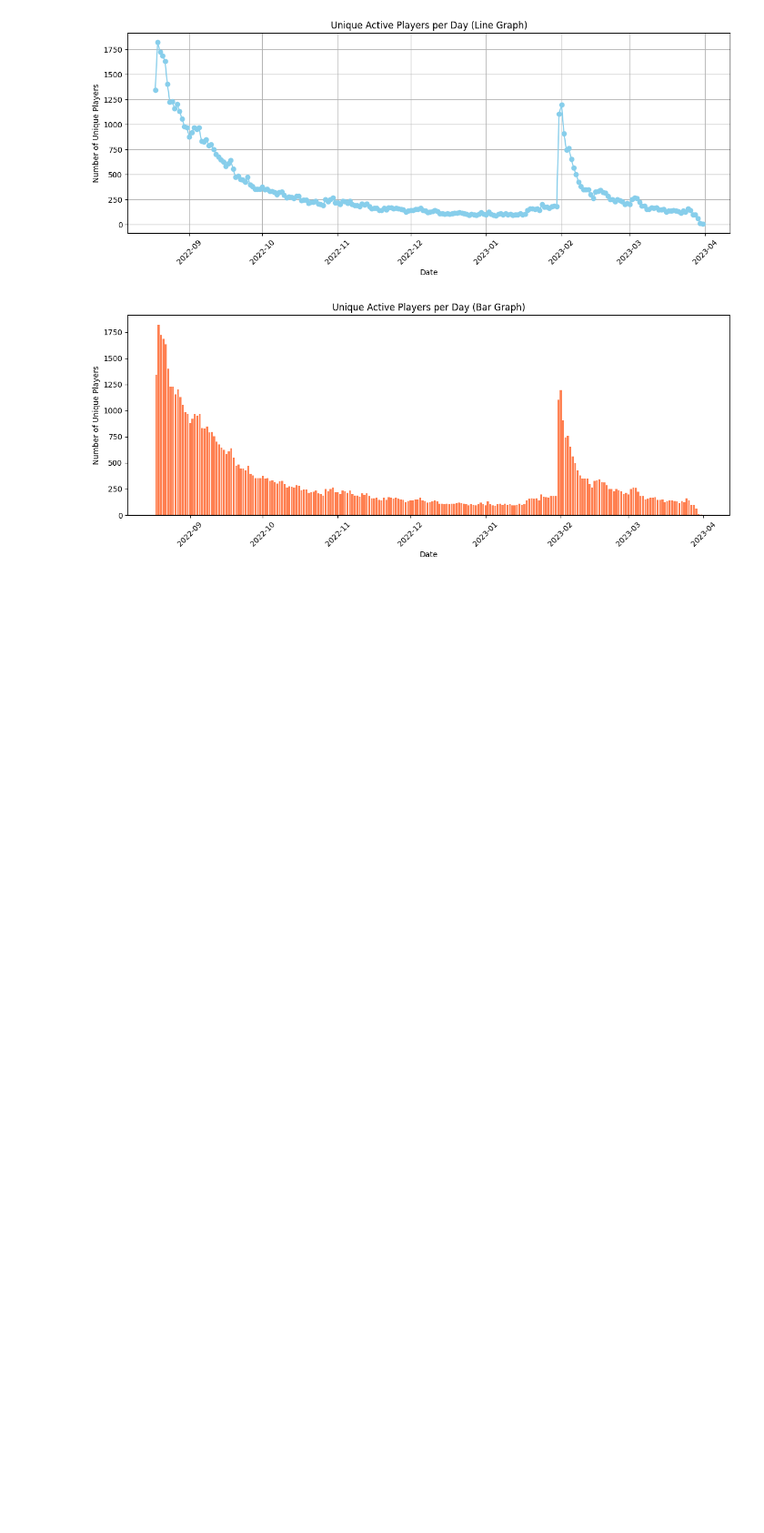
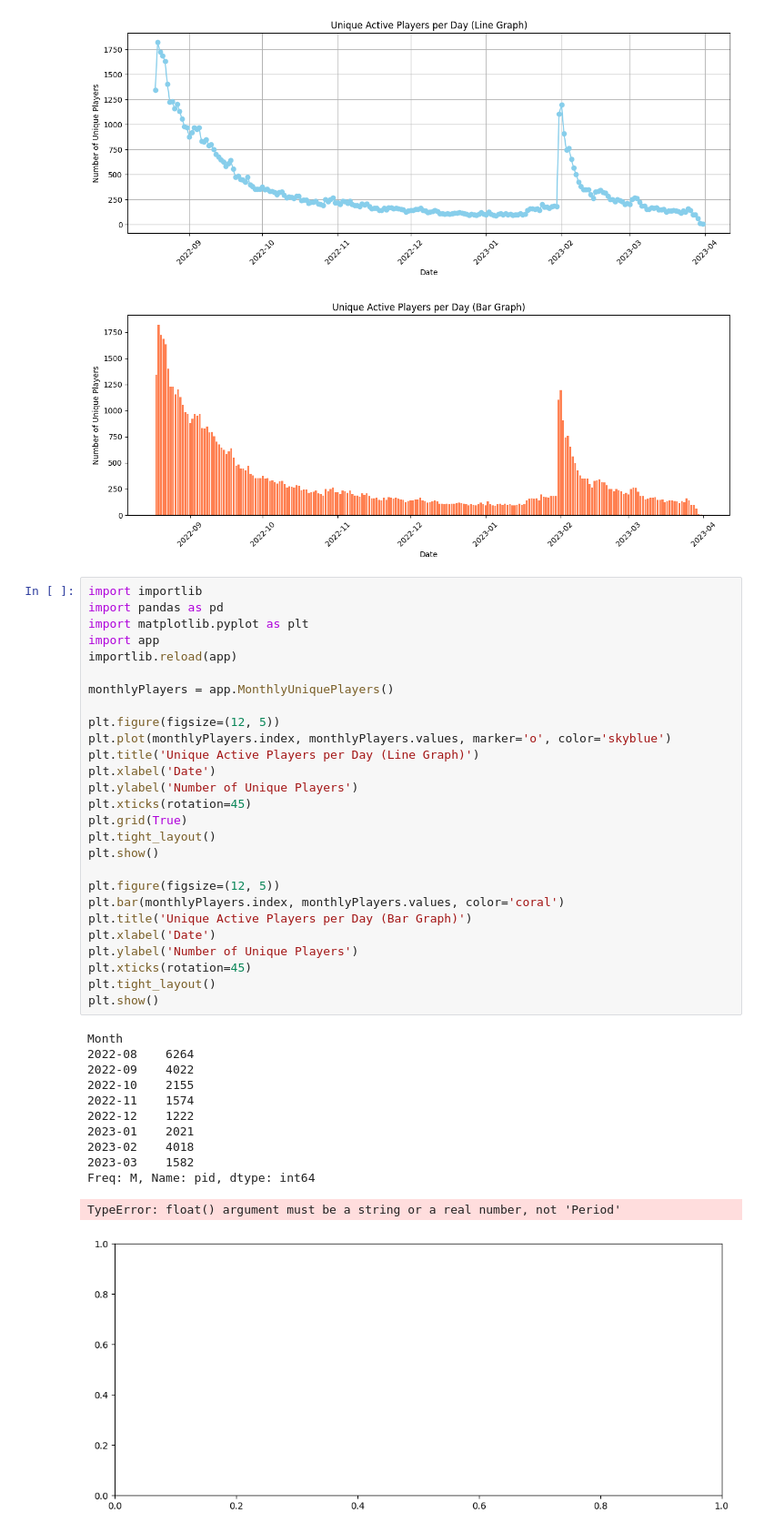
Before and after one commit to itcOnlineGaming/GA_25_P1_Part3_Ruslan_Gavrilov, a Jupyter notebook: notebook.ipynb, the cells around one changed output. Shown at 91% size. Cells and saved outputs as stored; diff of their text form; blank space fills up the shorter version.

```diff
--- a/notebook.ipynb
+++ b/notebook.ipynb
@@ -50,3 +50,43 @@ Date
 Name: pid, Length: 226, dtype: int64
 [figure]
 [figure]
+# %%
+import importlib
+import pandas as pd
+import matplotlib.pyplot as plt
+import app
+importlib.reload(app)
+
+monthlyPlayers = app.MonthlyUniquePlayers()
+
+plt.figure(figsize=(12, 5))
+plt.plot(monthlyPlayers.index, monthlyPlayers.values, marker='o', color='skyblue')
+plt.title('Unique Active Players per Day (Line Graph)')
+plt.xlabel('Date')
+plt.ylabel('Number of Unique Players')
+plt.xticks(rotation=45)
+plt.grid(True)
+plt.tight_layout()
+plt.show()
+
+plt.figure(figsize=(12, 5))
+plt.bar(monthlyPlayers.index, monthlyPlayers.values, color='coral')
+plt.title('Unique Active Players per Day (Bar Graph)')
+plt.xlabel('Date')
+plt.ylabel('Number of Unique Players')
+plt.xticks(rotation=45)
+plt.tight_layout()
+plt.show()
+# %% [output]
+Month
+2022-08    6264
+2022-09    4022
+2022-10    2155
+2022-11    1574
+2022-12    1222
+2023-01    2021
+2023-02    4018
+2023-03    1582
+Freq: M, Name: pid, dtype: int64
+TypeError: float() argument must be a string or a real number, not 'Period'
+[figure, added]
```
Also changed, not shown: 1 other file.
